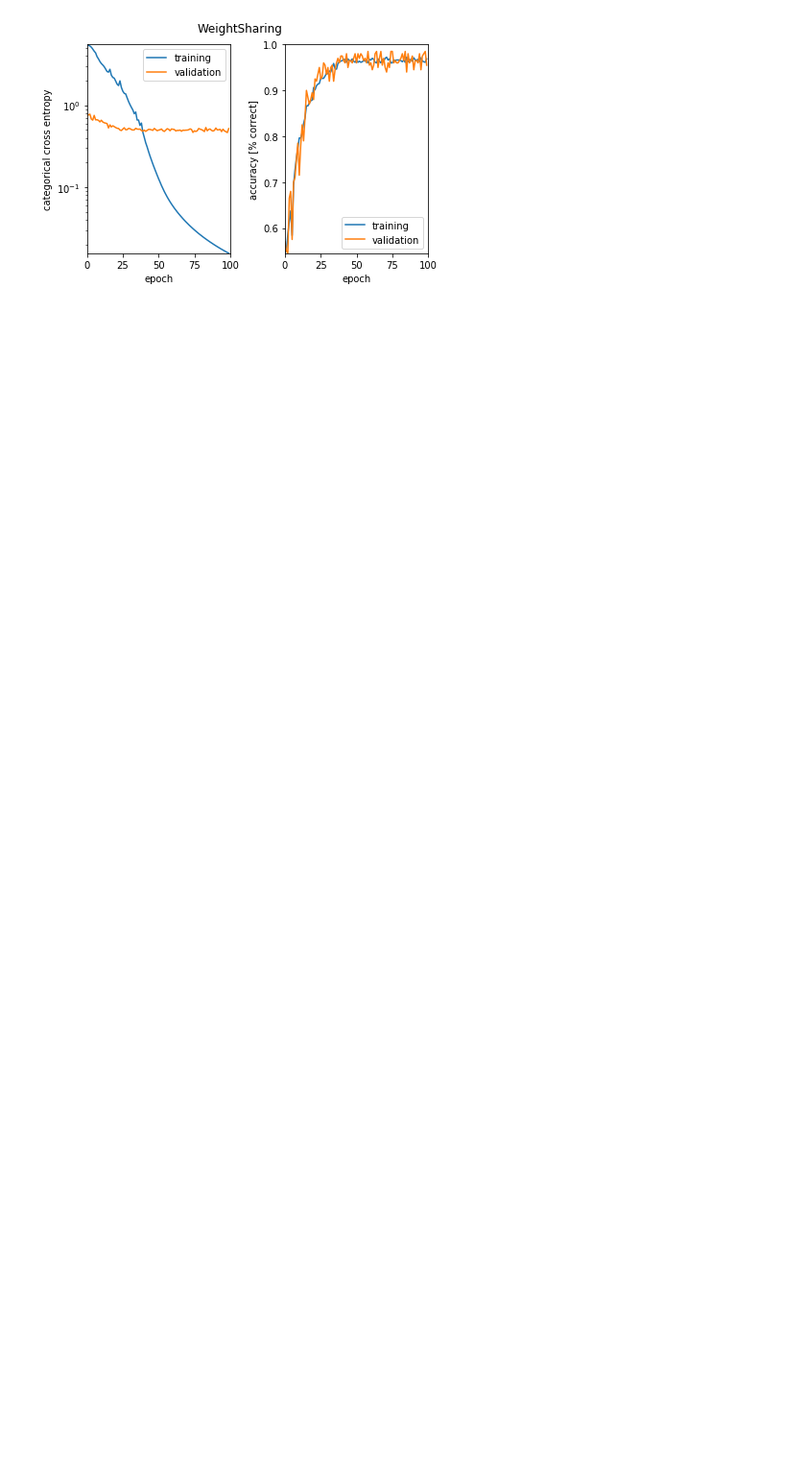
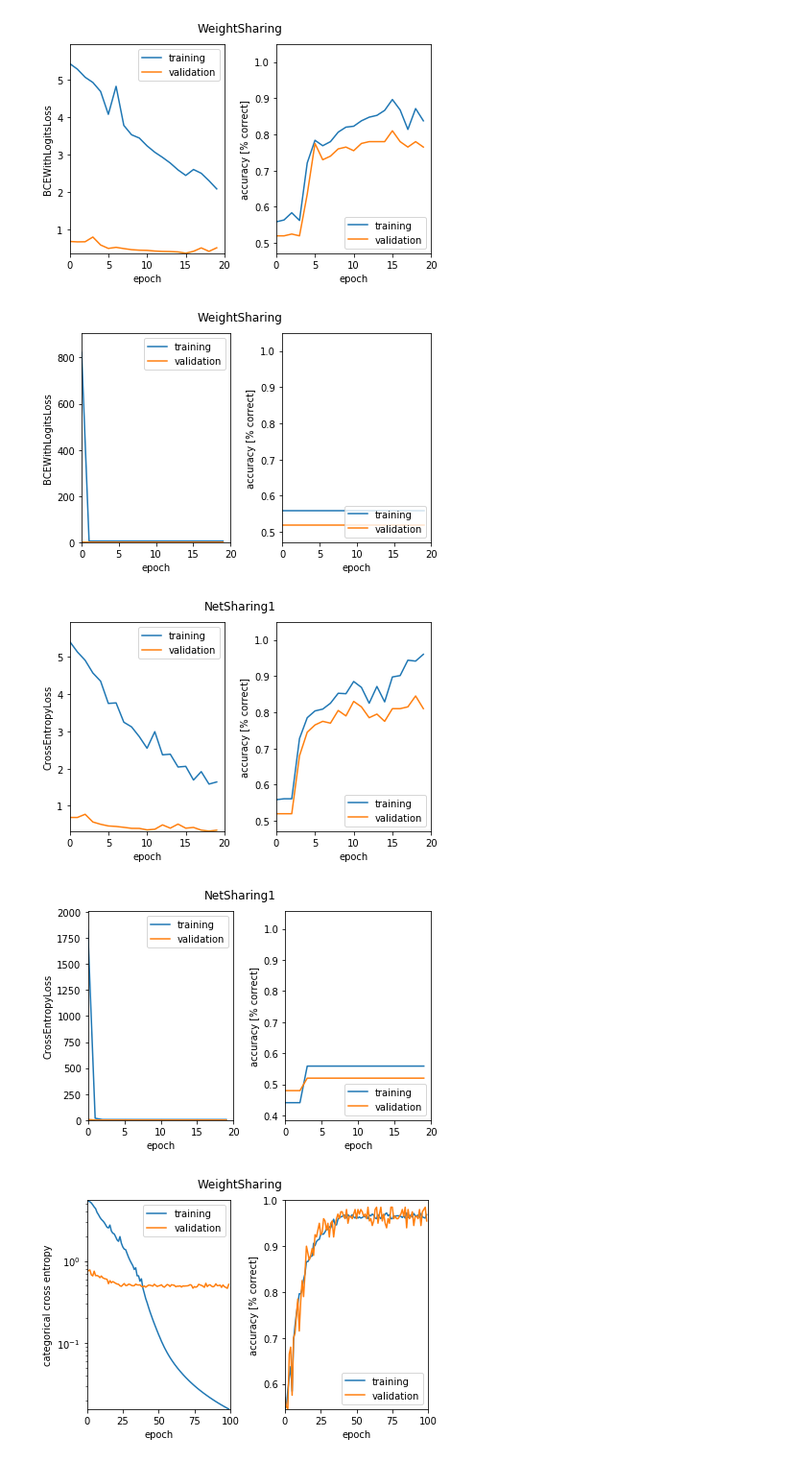
Before and after one commit to joelmfonseca/EE-559, a Jupyter notebook: notebooks/mini-project1.ipynb, the cells around one changed output. Shown at 96% size. Cells and saved outputs as stored; diff of their text form; code cells hidden in the pictures; blank space fills up the shorter version.

Commit message:
plot multiple models

```diff
--- a/notebooks/mini-project1.ipynb
+++ b/notebooks/mini-project1.ipynb
@@ -22,4 +19,3 @@ import matplotlib
 # %%
 # load the data
-train_input, train_target, train_classes, test_input, test_target, test_classes = \
-    prologue.generate_pair_sets(nb=1000)
+x_train, y_train, c_train, x_test, y_test, c_test = prologue.generate_pair_sets(nb=1000)
@@ -99,0 +37,23 @@ res = plot_history(history, 'Weightsharing')
+# %%
+# Parameters
+n_epochs = 20
+batch_size = 100
+models = [WeightSharing, NetSharing1]
+opts = [torch.optim.SGD, torch.optim.Adam]
+lrs = [1e-1, 1e-2, 1e-3]
+# %%
+histories = []
+for m in models:
+    model = m()
+    data = ((x_train, y_train, c_train), (x_test, y_test, c_test))
+    (x_train, y_train, c_train), (x_test, y_test, c_test) = data_format(model, data)
+    for opt in opts:
+        for lr in lrs[:1]:
+            # Define optimizer
+            opt = opt(model.parameters(), lr=lr)
+            # train model
+            history = train_model(model, opt, n_epochs, x_train, y_train, batch_size)
+            # print stats
+            summary(model, history, batch_size=batch_size)
+            # save history
+            histories.append(history)
@@ -100,3 +65,11 @@ res = plot_history(history, 'Weightsharing')
+# %%
+for history in histories:
+    res = plot_history(history, title=history.model['name'])
+# %% [output]
+[figure, added]
+[figure, added]
+[figure, added]
+[figure, added]
 # %%
 res = plot_history(mean_history([history], NB_EPOCHS), 'WeightSharing', NB_EPOCHS)
 # %% [output]
```
Also changed, not shown: parts of 10 cells of this notebook, 11 other files.
